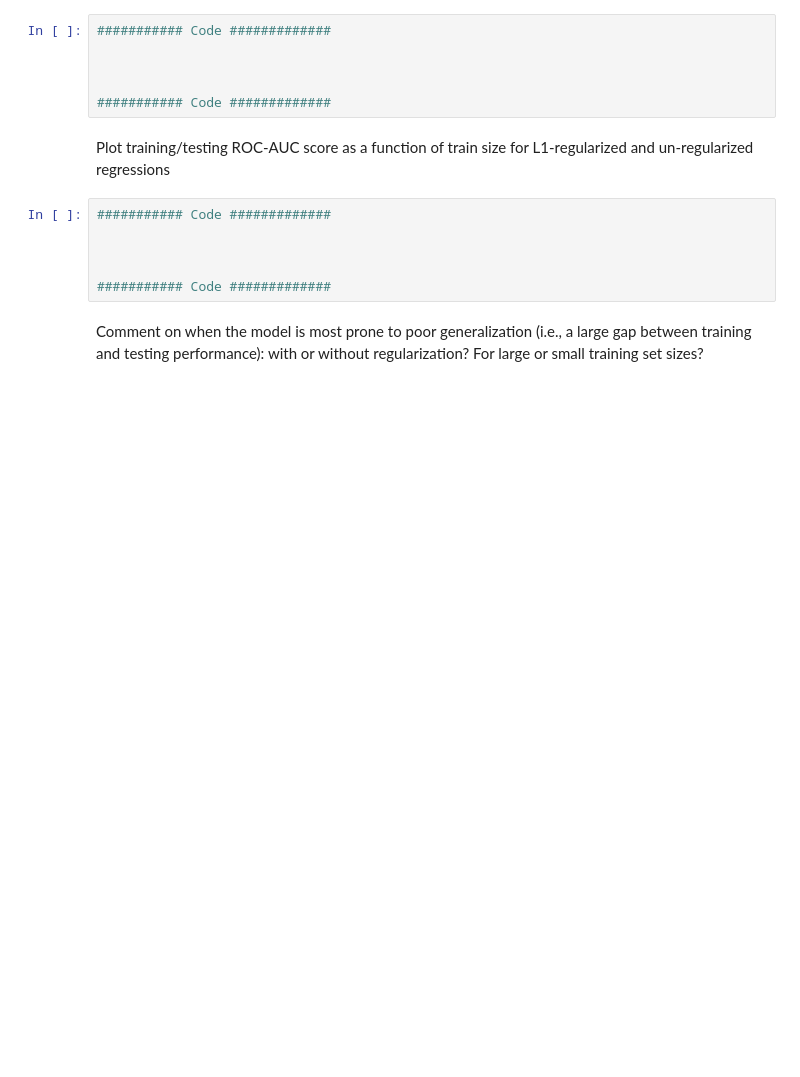
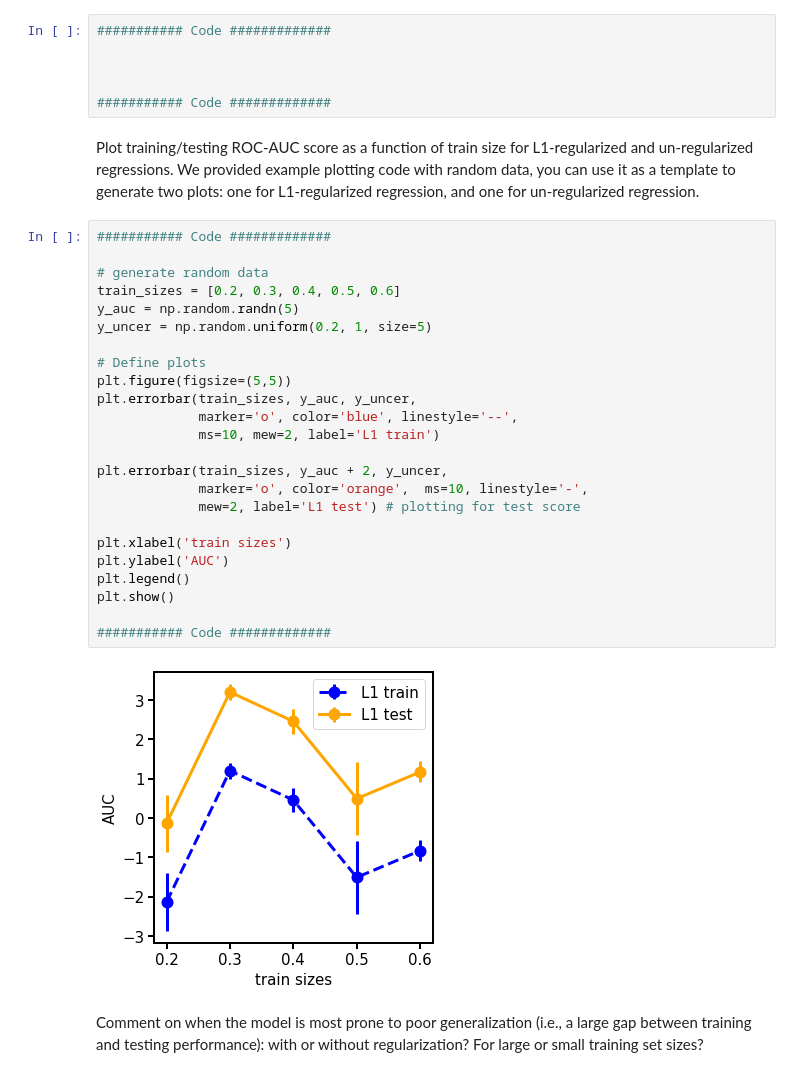
Before and after one commit to wwang2/ML4MolEng, a Jupyter notebook: psets/ps1/pset1_template.ipynb, the cells around one changed output. Drawn from its saved outputs; the diff is of its cells as text; blank space fills up the shorter version.

```diff
--- a/psets/ps1/pset1_template.ipynb
+++ b/psets/ps1/pset1_template.ipynb
@@ -410,13 +446,33 @@ Run un-regularized and L1-regularized logistic regressions for the fol-lowing ra
 
 ########### Code #############
 # %% [markdown]
-Plot training/testing ROC-AUC score as a function of train size for L1-regularized and un-regularized regressions
+Plot training/testing ROC-AUC score as a function of train size for L1-regularized and un-regularized regressions. We provided example plotting code with random data, you can use it as a template to generate two plots: one for L1-regularized regression, and one for un-regularized regression.
-# %%
-########### Code #############
-
-
-
-########### Code #############
+# %%
+########### Code #############
+
+# generate random data
+train_sizes = [0.2, 0.3, 0.4, 0.5, 0.6]
+y_auc = np.random.randn(5)
+y_uncer = np.random.uniform(0.2, 1, size=5)
+
+# Define plots
+plt.figure(figsize=(5,5))
+plt.errorbar(train_sizes, y_auc, y_uncer,
+             marker='o', color='blue', linestyle='--',
+             ms=10, mew=2, label='L1 train')
+
+plt.errorbar(train_sizes, y_auc + 2, y_uncer,
+             marker='o', color='orange',  ms=10, linestyle='-',
+             mew=2, label='L1 test') # plotting for test score
+
+plt.xlabel('train sizes')
+plt.ylabel('AUC')
+plt.legend()
+plt.show()
+
+########### Code #############
+# %% [output]
+[figure, added]
 # %% [markdown]
 Comment  on  when  the  model  is  most  prone  to  poor generalization (i.e., a large gap between training and testing performance):  with or without regularization?  For large or small training set sizes?
 # %%
```
Also changed, not shown: parts of 15 cells of this notebook.
